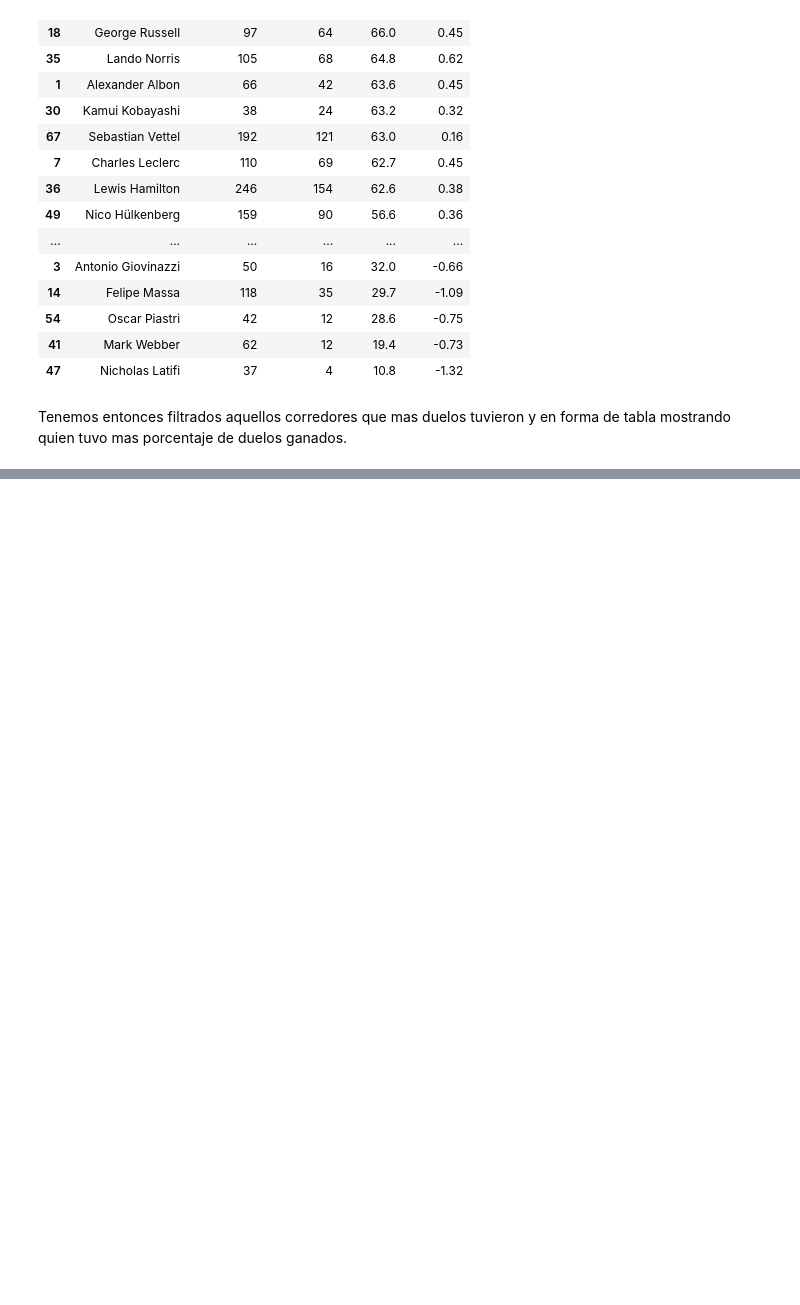
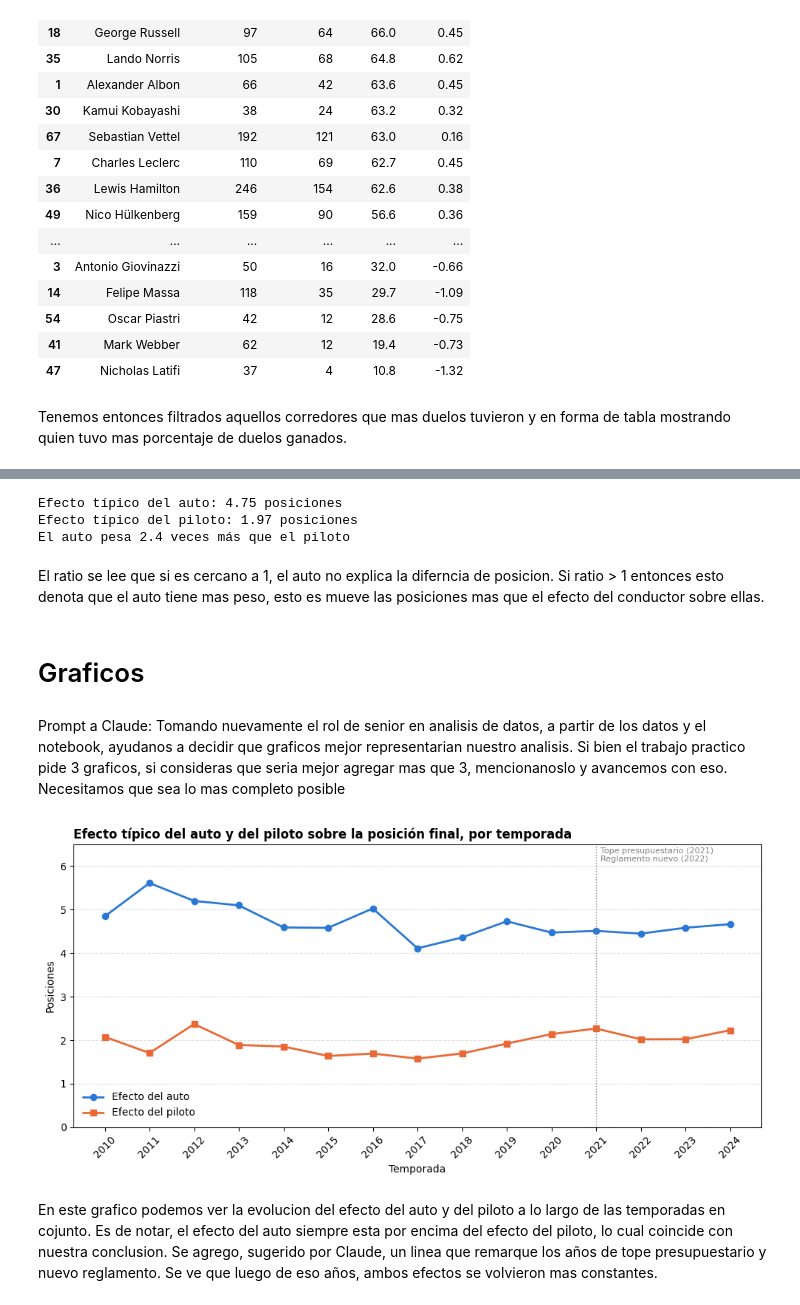
Before and after one commit to Joaquin-Lobato-Adinolfi/TP_LMC_F1_Analysis, a Jupyter notebook: TP_LMC_F1_Analysis.ipynb, the cells around one changed output, grey strips where cells are left out. Cells and saved outputs as stored; diff of their text form; code cells hidden in the pictures; blank space fills up the shorter version.

Commit message:
Analisis finalizado. Graficos incluidos. Falta revision final/correcciones minimas

```diff
--- a/TP_LMC_F1_Analysis.ipynb
+++ b/TP_LMC_F1_Analysis.ipynb
@@ -1240,3 +1250,6 @@ pares_finalizados
 | 5278 | 1144 | 2024 | 862 | Jack Doohan | 214 | Alpine F1 Team | 17 | 15 | ... |
 | 5279 | 1144 | 2024 | 825 | Kevin Magnussen | 210 | Haas F1 Team | 14 | 16 | ... |
 4418 rows × 14 columns
+# %%
+pares_finalizados['teammate_abs_dif'] = pares_finalizados["driver_measure"].abs() * 2
+pares_finalizados
@@ -1366,0 +1620,5 @@ Tenemos entonces filtrados aquellos corredores que mas duelos tuvieron y en form
+# %%
+pares_finalizados['car_measure_^2'] = pares_finalizados['car_measure'] ** 2
+pares_finalizados['driver_measure_^2'] = pares_finalizados['driver_measure'] ** 2
+
+pares_finalizados
@@ -1366,0 +1653,10 @@ Tenemos entonces filtrados aquellos corredores que mas duelos tuvieron y en form
+# %%
+auto_vs_piloto = (pares_finalizados
+                  .groupby('year')[['car_measure_^2', 'driver_measure_^2']]
+                  .mean()
+                  .reset_index())
+
+auto_vs_piloto['car_effect'] = auto_vs_piloto['car_measure_^2'] ** 0.5
+auto_vs_piloto['driver_effect'] = auto_vs_piloto['driver_measure_^2'] ** 0.5
+
+auto_vs_piloto[['year', 'car_effect', 'driver_effect']].round(2)
@@ -1366,0 +1682,4 @@ Tenemos entonces filtrados aquellos corredores que mas duelos tuvieron y en form
+# %%
+auto_vs_piloto['ratio'] = auto_vs_piloto['car_effect'] / auto_vs_piloto['driver_effect']
+
+auto_vs_piloto[['year', 'car_effect', 'driver_effect', 'ratio']].round(2)
@@ -1366,0 +1703,45 @@ Tenemos entonces filtrados aquellos corredores que mas duelos tuvieron y en form
+# %%
+car_total = pares_finalizados['car_measure_^2'].mean() ** 0.5
+driver_total = pares_finalizados['driver_measure_^2'].mean() ** 0.5
+ratio_total = car_total / driver_total
+
+print(f"Efecto típico del auto: {car_total:.2f} posiciones")
+print(f"Efecto típico del piloto: {driver_total:.2f} posiciones")
+print(f"El auto pesa {ratio_total:.1f} veces más que el piloto")
+# %% [output]
+Efecto típico del auto: 4.75 posiciones
+Efecto típico del piloto: 1.97 posiciones
+El auto pesa 2.4 veces más que el piloto
+# %% [markdown]
+El ratio se lee que si es cercano a 1, el auto no explica la diferncia de posicion. Si ratio > 1 entonces esto denota que el auto tiene mas peso, esto es mueve las posiciones mas que el efecto del conductor sobre ellas.
+# %% [markdown]
+# Graficos
+# %% [markdown]
+Prompt a Claude: Tomando nuevamente el rol de senior en analisis de datos, a partir de los datos y el notebook, ayudanos a decidir que graficos mejor representarian nuestro analisis. Si bien el trabajo practico pide 3 graficos, si consideras que seria mejor agregar mas que 3, mencionanoslo y avancemos con eso. Necesitamos que sea lo mas completo posible
+# %%
+fig, ax = plt.subplots(figsize=(10, 5))
+
+ax.plot(auto_vs_piloto['year'], auto_vs_piloto['car_effect'],
+        color='#2a78d6', linewidth=2, marker='o', label='Efecto del auto')
+ax.plot(auto_vs_piloto['year'], auto_vs_piloto['driver_effect'],
+        color='#eb6834', linewidth=2, marker='s', label='Efecto del piloto')
+
+ax.set_title('Efecto típico del auto y del piloto sobre la posición final, por temporada',
+             loc='left', fontweight='bold')
+ax.set_xlabel('Temporada')
+ax.set_ylabel('Posiciones')
+ax.set_ylim(0, 6.5)
+ax.set_xticks(auto_vs_piloto['year'])
+plt.xticks(rotation=45)
+ax.grid(axis='y', linestyle='--', alpha=0.4)
+ax.axvline(2021, color='gray', linestyle=':', linewidth=1)
+ax.text(2021.1, 6.1, 'Tope presupuestario (2021)\nReglamento nuevo (2022)', color='gray', fontsize=8)
+ax.legend(frameon=False)
+
+plt.tight_layout()
+plt.savefig('grafico_1_auto_vs_piloto.png', dpi=150, bbox_inches='tight')
+plt.show()
+# %% [output]
+[figure, added]
+# %% [markdown]
+En este grafico podemos ver la evolucion del efecto del auto y del piloto a lo largo de las temporadas en cojunto. Es de notar, el efecto del auto siempre esta por encima del efecto del piloto, lo cual coincide con nuestra conclusion. Se agrego, sugerido por Claude, un linea que remarque los años  de tope presupuestario y nuevo reglamento. Se ve que luego de eso años, ambos efectos se volvieron mas constantes.
```
Also changed, not shown: parts of 66 cells of this notebook.
